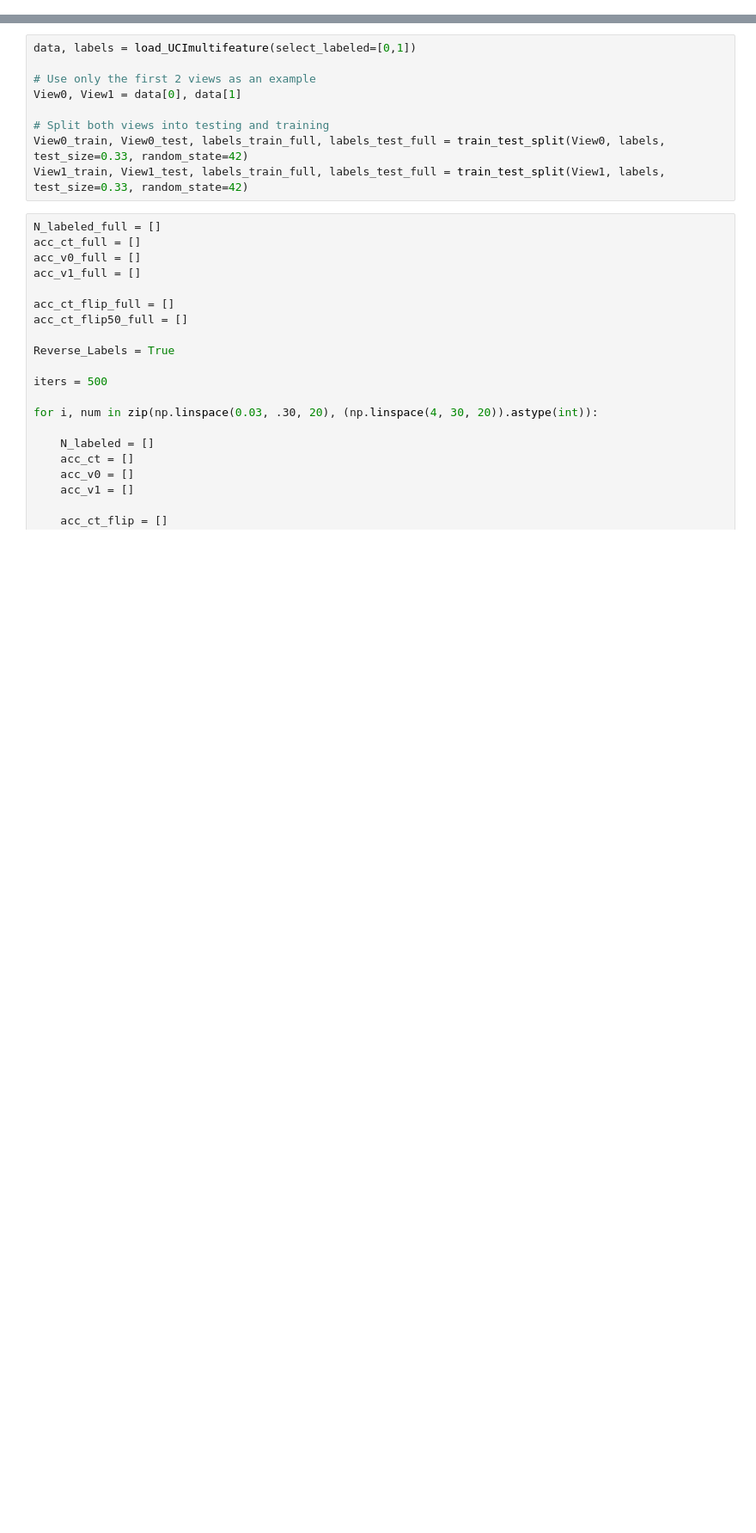
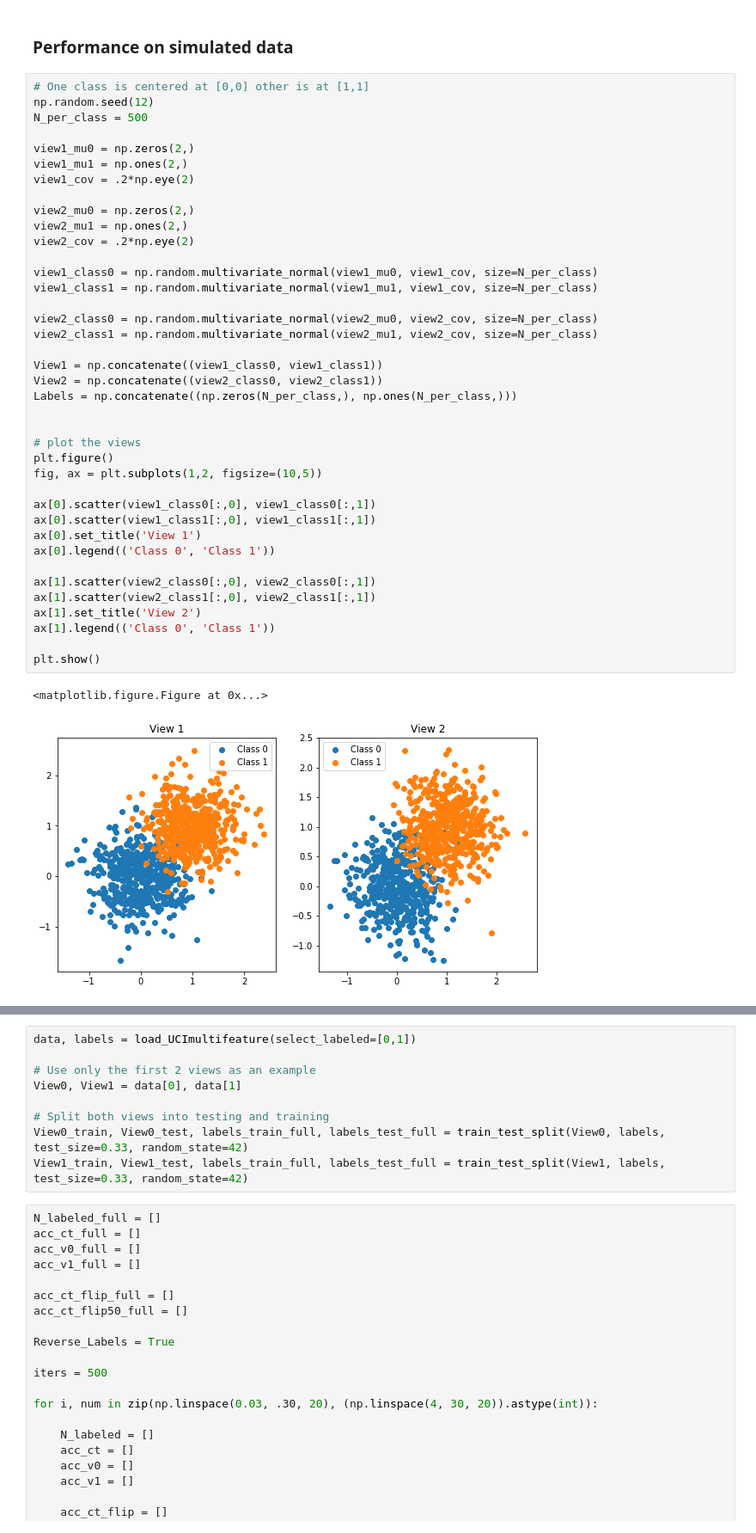
Before and after one commit to rflperry/mvlearn, a Jupyter notebook: FigureMakerCTClassifier.ipynb, the cells around one changed output, grey strips where cells are left out. Shown at 86% size. Drawn from its saved outputs; the diff is of its cells as text; blank space fills up the shorter version.

Commit message:
updated CTClassifier simulation script with figures

```diff
--- a/FigureMakerCTClassifier.ipynb
+++ b/FigureMakerCTClassifier.ipynb
@@ -13,0 +17,44 @@ from multiview.datasets.base import load_UCImultifeature
+# %% [markdown]
+### Performance on simulated data
+# %%
+# One class is centered at [0,0] other is at [1,1]
+np.random.seed(12)
+N_per_class = 500
+
+view1_mu0 = np.zeros(2,)
+view1_mu1 = np.ones(2,)
+view1_cov = .2*np.eye(2)
+
+view2_mu0 = np.zeros(2,)
+view2_mu1 = np.ones(2,)
+view2_cov = .2*np.eye(2)
+
+view1_class0 = np.random.multivariate_normal(view1_mu0, view1_cov, size=N_per_class)
+view1_class1 = np.random.multivariate_normal(view1_mu1, view1_cov, size=N_per_class)
+
+view2_class0 = np.random.multivariate_normal(view2_mu0, view2_cov, size=N_per_class)
+view2_class1 = np.random.multivariate_normal(view2_mu1, view2_cov, size=N_per_class)
+
+View1 = np.concatenate((view1_class0, view1_class1))
+View2 = np.concatenate((view2_class0, view2_class1))
+Labels = np.concatenate((np.zeros(N_per_class,), np.ones(N_per_class,)))
+
+
+# plot the views
+plt.figure()
+fig, ax = plt.subplots(1,2, figsize=(10,5))
+
+ax[0].scatter(view1_class0[:,0], view1_class0[:,1])
+ax[0].scatter(view1_class1[:,0], view1_class1[:,1])
+ax[0].set_title('View 1')
+ax[0].legend(('Class 0', 'Class 1'))
+
+ax[1].scatter(view2_class0[:,0], view2_class0[:,1])
+ax[1].scatter(view2_class1[:,0], view2_class1[:,1])
+ax[1].set_title('View 2')
+ax[1].legend(('Class 0', 'Class 1'))
+
+plt.show()
+# %% [output]
+<matplotlib.figure.Figure at 0x...>
+[figure, added]
```
Also changed, not shown: parts of 16 cells of this notebook.
